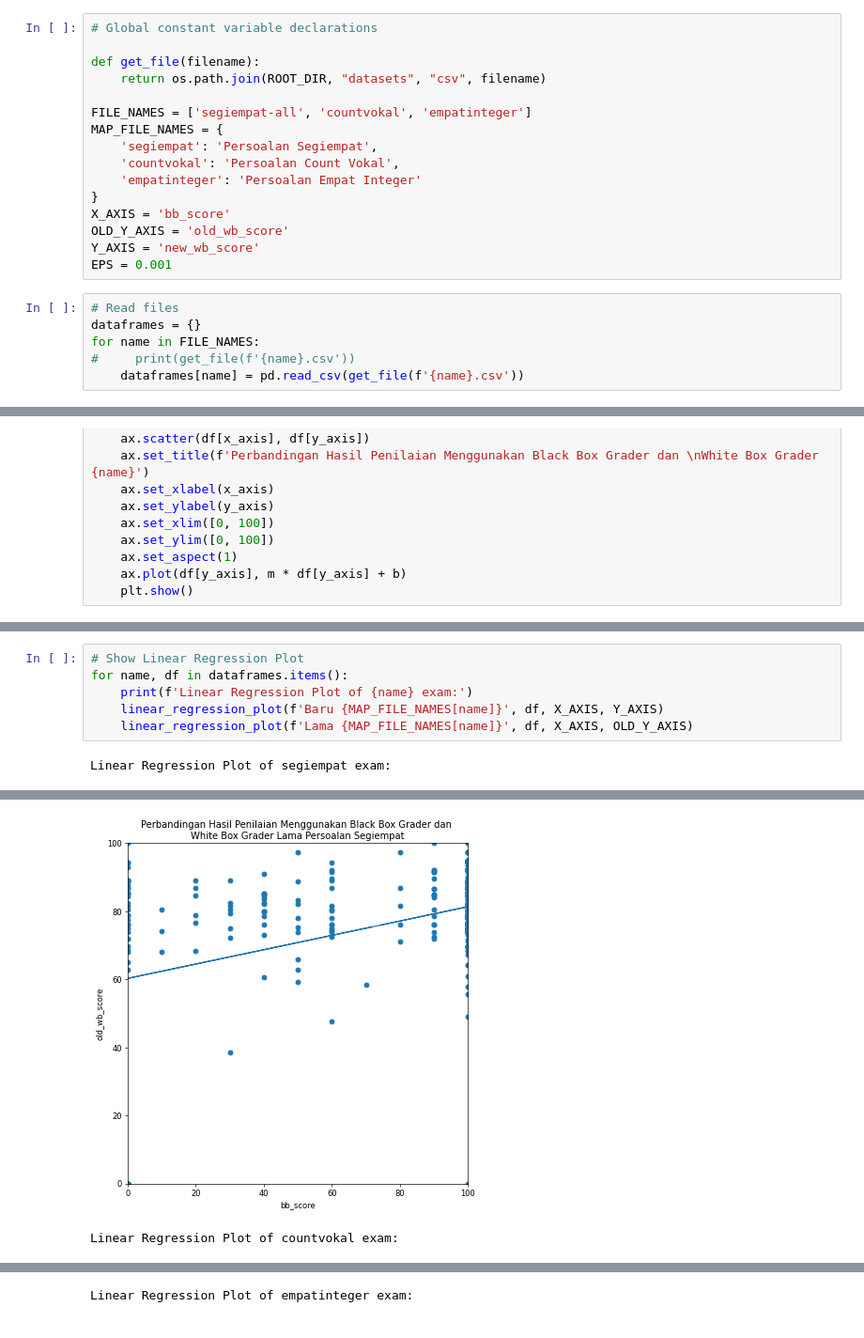
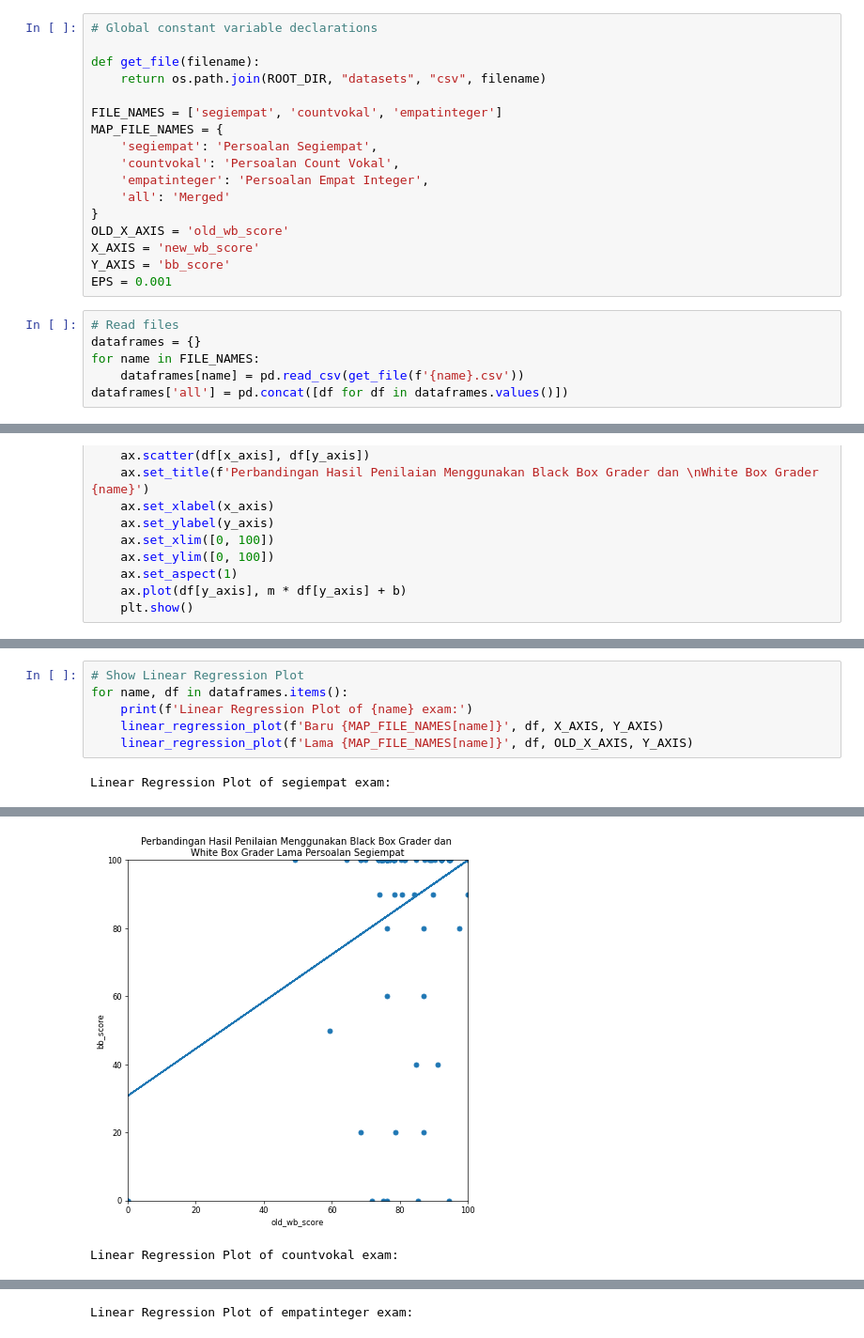
Before and after one commit to mastree/cfg-grader, a Jupyter notebook: testing/visualization.ipynb, the cells around one changed output, grey strips where cells are left out. Shown: that part at 94% size. Cells and saved outputs as stored; diff of their text form.

Commit message:
add merged all data in jupyter

```diff
--- a/testing/visualization.ipynb
+++ b/testing/visualization.ipynb
@@ -22,22 +22,23 @@ ROOT_DIR
 def get_file(filename):
     return os.path.join(ROOT_DIR, "datasets", "csv", filename)
 
-FILE_NAMES = ['segiempat-all', 'countvokal', 'empatinteger']
+FILE_NAMES = ['segiempat', 'countvokal', 'empatinteger']
 MAP_FILE_NAMES = {
     'segiempat': 'Persoalan Segiempat',
     'countvokal': 'Persoalan Count Vokal',
-    'empatinteger': 'Persoalan Empat Integer'
+    'empatinteger': 'Persoalan Empat Integer',
+    'all': 'Merged'
 }
-X_AXIS = 'bb_score'
-OLD_Y_AXIS = 'old_wb_score'
-Y_AXIS = 'new_wb_score'
+OLD_X_AXIS = 'old_wb_score'
+X_AXIS = 'new_wb_score'
+Y_AXIS = 'bb_score'
 EPS = 0.001
 # %%
 # Read files
 dataframes = {}
 for name in FILE_NAMES:
-#     print(get_file(f'{name}.csv'))
     dataframes[name] = pd.read_csv(get_file(f'{name}.csv'))
+dataframes['all'] = pd.concat([df for df in dataframes.values()])
 # %%
 # Correlation function
 def correlation(df):
@@ -119,6 +123,6 @@ MAE (Mean Absolute Error) of dataframe empatinteger exam: 24.699443707774634
 for name, df in dataframes.items():
     print(f'Linear Regression Plot of {name} exam:')
     linear_regression_plot(f'Baru {MAP_FILE_NAMES[name]}', df, X_AXIS, Y_AXIS)
-    linear_regression_plot(f'Lama {MAP_FILE_NAMES[name]}', df, X_AXIS, OLD_Y_AXIS)
+    linear_regression_plot(f'Lama {MAP_FILE_NAMES[name]}', df, OLD_X_AXIS, Y_AXIS)
 # %% [output]
 Linear Regression Plot of segiempat exam:
@@ -126,2 +130,2 @@ Linear Regression Plot of segiempat exam:
-[figure, old version]
+[figure, new version]
 Linear Regression Plot of countvokal exam:
```
Also changed, not shown: parts of 5 cells of this notebook, 1 other file.
